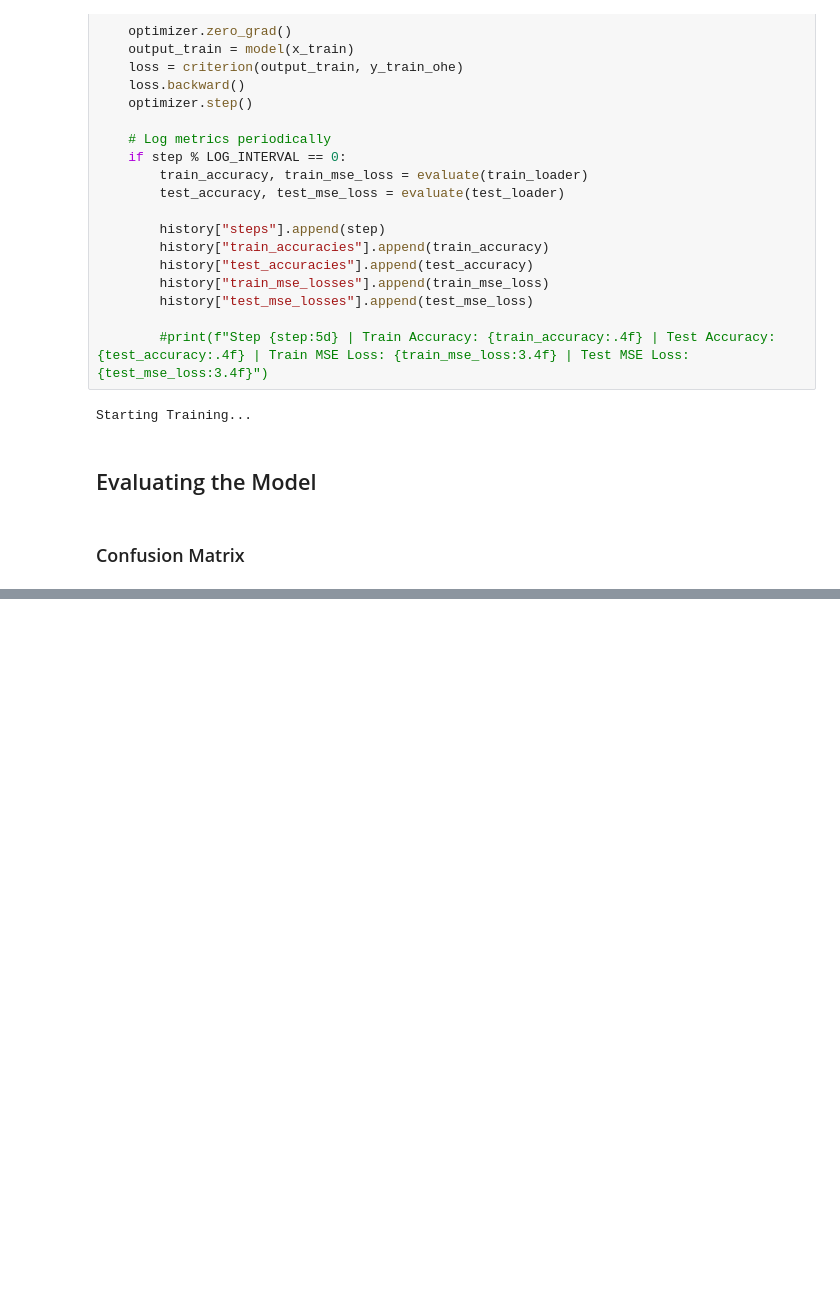
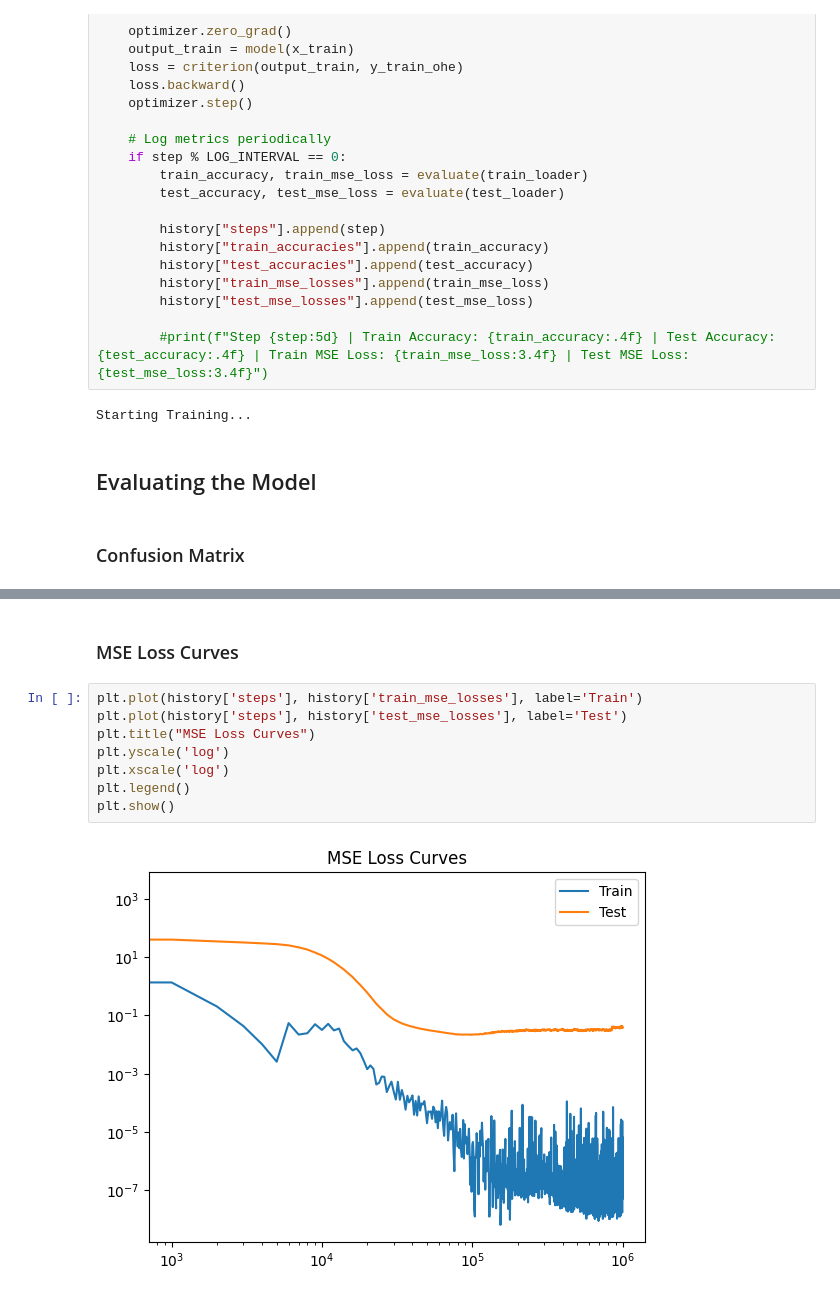
Before and after one commit to xnell90/rmt, a Jupyter notebook: Experiment 2 - Grokking.ipynb, the cells around one changed output, grey strips where cells are left out. Saved outputs shown, nothing was run; the diff lists cells and outputs as text; blank space fills up the shorter version.

```diff
--- a/Experiment 2 - Grokking.ipynb
+++ b/Experiment 2 - Grokking.ipynb
@@ -186,0 +202,12 @@ Layer: net.5.weight | Shape: torch.Size([10, 200])
+# %% [markdown]
+### MSE Loss Curves
+# %%
+plt.plot(history['steps'], history['train_mse_losses'], label='Train')
+plt.plot(history['steps'], history['test_mse_losses'], label='Test')
+plt.title("MSE Loss Curves")
+plt.yscale('log')
+plt.xscale('log')
+plt.legend()
+plt.show()
+# %% [output]
+[figure, added]
```
Also changed, not shown: parts of 6 cells of this notebook, 2 other files.
